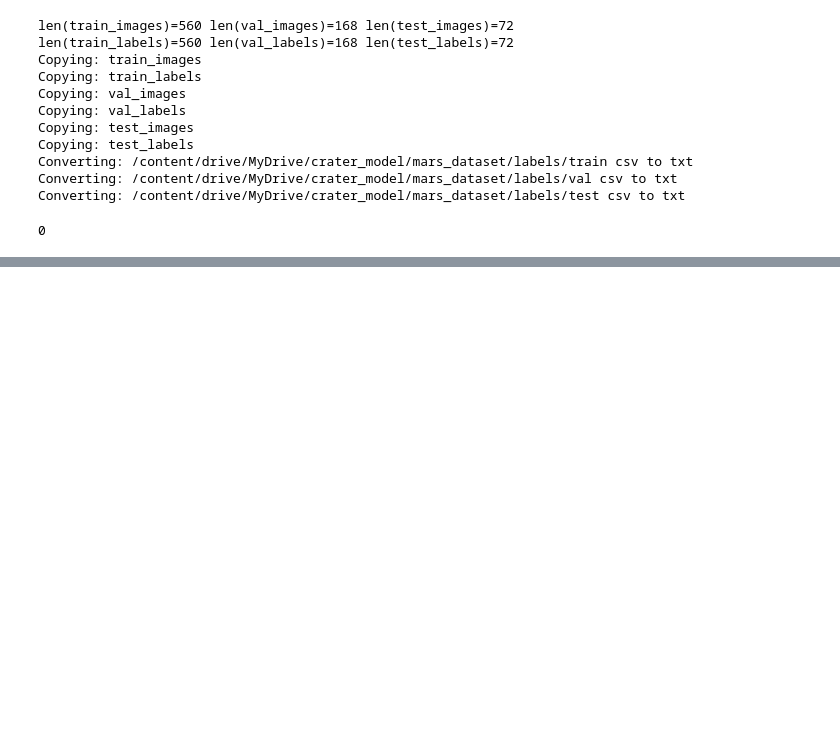
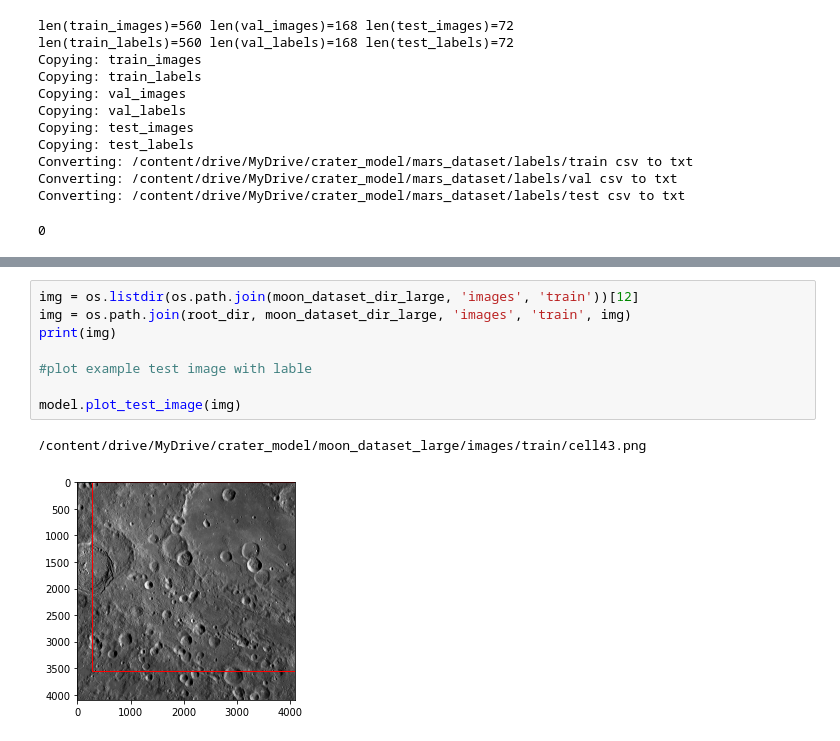
Before and after one commit to edsml-sm1122/acds-moonshot, a Jupyter notebook: model_training.ipynb, the cells around one changed output, grey strips where cells are left out. Cells and saved outputs as stored; diff of their text form; blank space fills up the shorter version.

```diff
--- a/model_training.ipynb
+++ b/model_training.ipynb
@@ -151,0 +168,11 @@ model.plot_test_image(img)
+# %%
+img = os.listdir(os.path.join(moon_dataset_dir_large, 'images', 'train'))[12]
+img = os.path.join(root_dir, moon_dataset_dir_large, 'images', 'train', img)
+print(img)
+
+#plot example test image with lable
+
+model.plot_test_image(img)
+# %% [output]
+/content/drive/MyDrive/crater_model/moon_dataset_large/images/train/cell43.png
+[figure, added]
```
Also changed, not shown: parts of 21 cells of this notebook.
